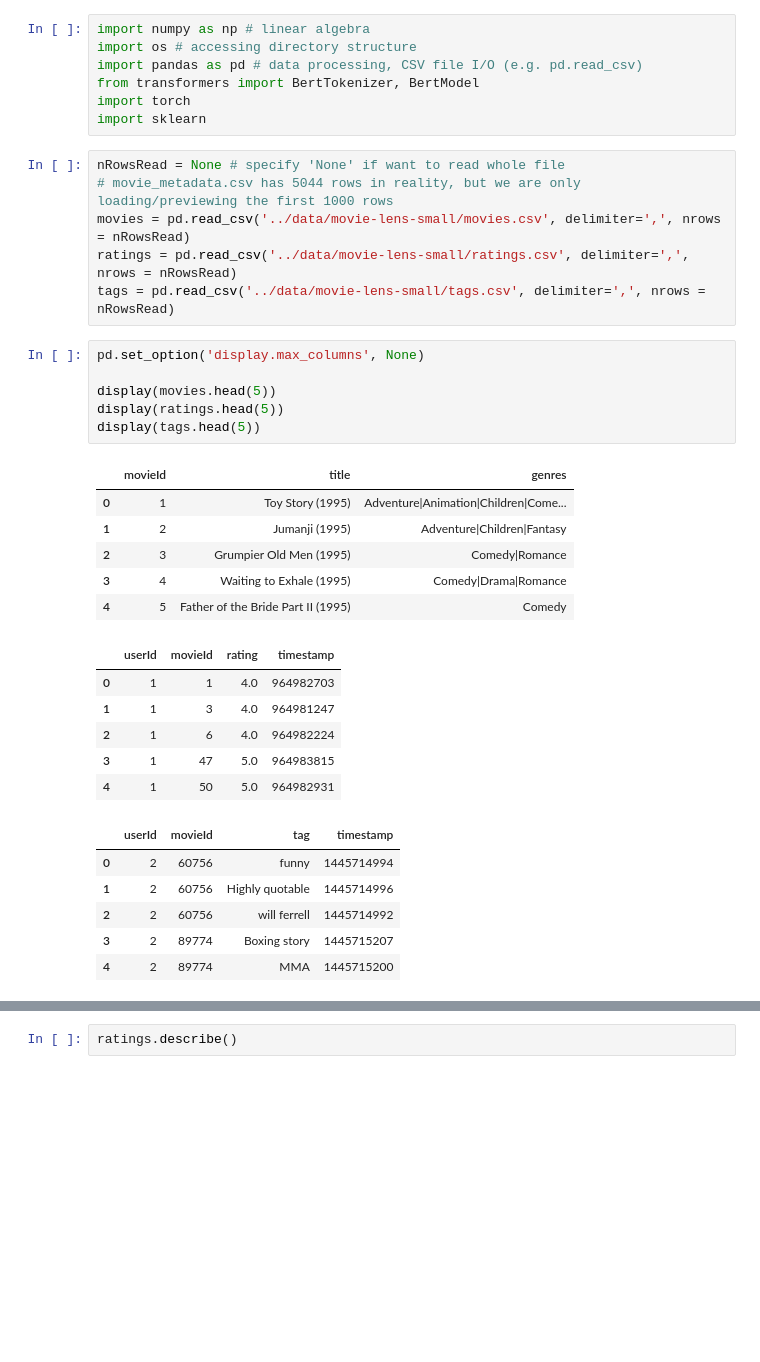
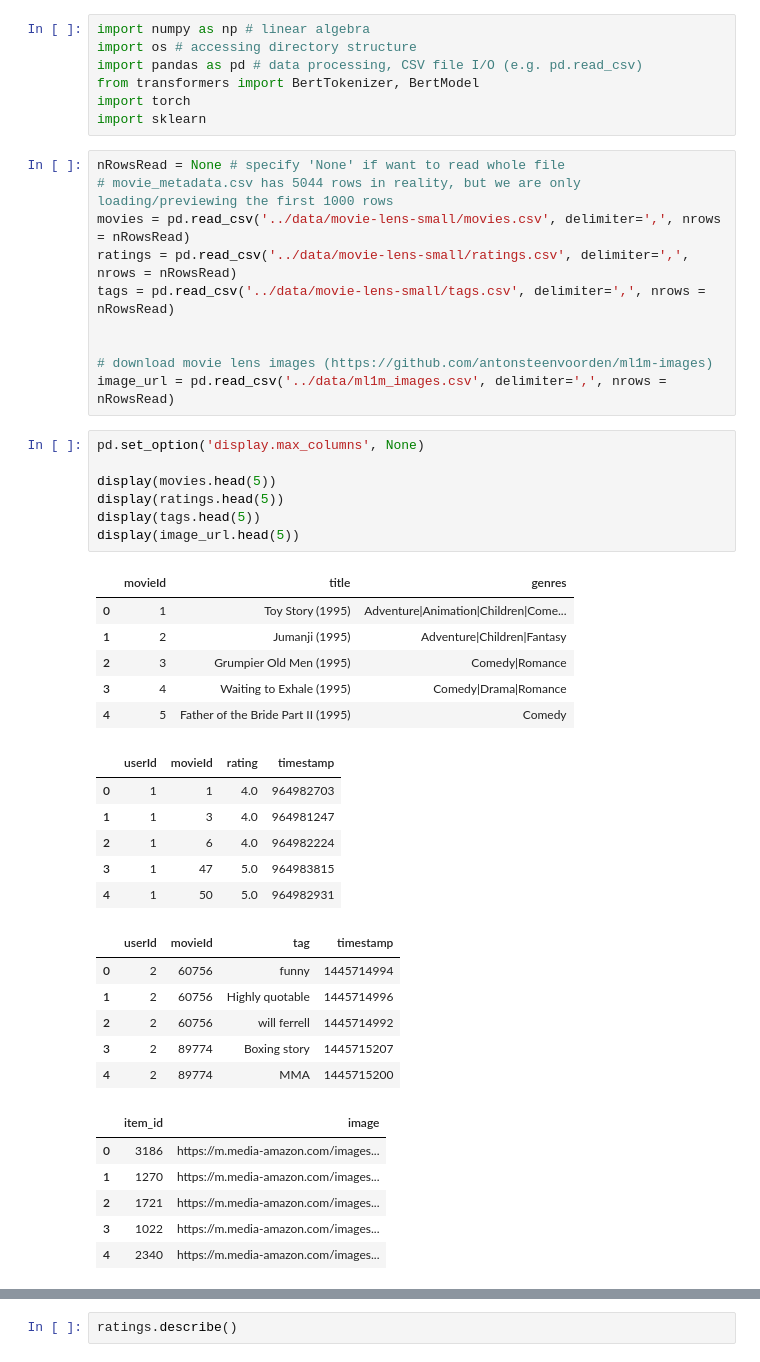
Before and after one commit to jasonzyx/xnetwork-backend, a Jupyter notebook: ml-model/model-training/RTR_00.ipynb, the cells around one changed output, grey strips where cells are left out. Cells and saved outputs as stored; diff of their text form; blank space fills up the shorter version.

```diff
--- a/ml-model/model-training/RTR_00.ipynb
+++ b/ml-model/model-training/RTR_00.ipynb
@@ -11,28 +11,39 @@ nRowsRead = None # specify 'None' if want to read whole file
 movies = pd.read_csv('../data/movie-lens-small/movies.csv', delimiter=',', nrows = nRowsRead)
 ratings = pd.read_csv('../data/movie-lens-small/ratings.csv', delimiter=',', nrows = nRowsRead)
 tags = pd.read_csv('../data/movie-lens-small/tags.csv', delimiter=',', nrows = nRowsRead)
+
+
+# download movie lens images (https://github.com/antonsteenvoorden/ml1m-images)
+image_url = pd.read_csv('../data/ml1m_images.csv', delimiter=',', nrows = nRowsRead)
 # %%
 pd.set_option('display.max_columns', None)
 
 display(movies.head(5))
 display(ratings.head(5))
 display(tags.head(5))
+display(image_url.head(5))
 # %% [output]
 |  | movieId | title | genres |
 | 0 | 1 | Toy Story (1995) | Adventure|Animation|Children|Come... |
 | 1 | 2 | Jumanji (1995) | Adventure|Children|Fantasy |
 | 2 | 3 | Grumpier Old Men (1995) | Comedy|Romance |
 | 3 | 4 | Waiting to Exhale (1995) | Comedy|Drama|Romance |
 | 4 | 5 | Father of the Bride Part II (1995) | Comedy |
 |  | userId | movieId | rating | timestamp |
 | 0 | 1 | 1 | 4.0 | 964982703 |
 | 1 | 1 | 3 | 4.0 | 964981247 |
 | 2 | 1 | 6 | 4.0 | 964982224 |
 | 3 | 1 | 47 | 5.0 | 964983815 |
 | 4 | 1 | 50 | 5.0 | 964982931 |
 |  | userId | movieId | tag | timestamp |
 | 0 | 2 | 60756 | funny | 1445714994 |
 | 1 | 2 | 60756 | Highly quotable | 1445714996 |
 | 2 | 2 | 60756 | will ferrell | 1445714992 |
 | 3 | 2 | 89774 | Boxing story | 1445715207 |
 | 4 | 2 | 89774 | MMA | 1445715200 |
+|  | item_id | image |
+| 0 | 3186 | https://m.media-amazon.com/images... |
+| 1 | 1270 | https://m.media-amazon.com/images... |
+| 2 | 1721 | https://m.media-amazon.com/images... |
+| 3 | 1022 | https://m.media-amazon.com/images... |
+| 4 | 2340 | https://m.media-amazon.com/images... |
```
Also changed, not shown: parts of 4 cells of this notebook, 7 other files.
